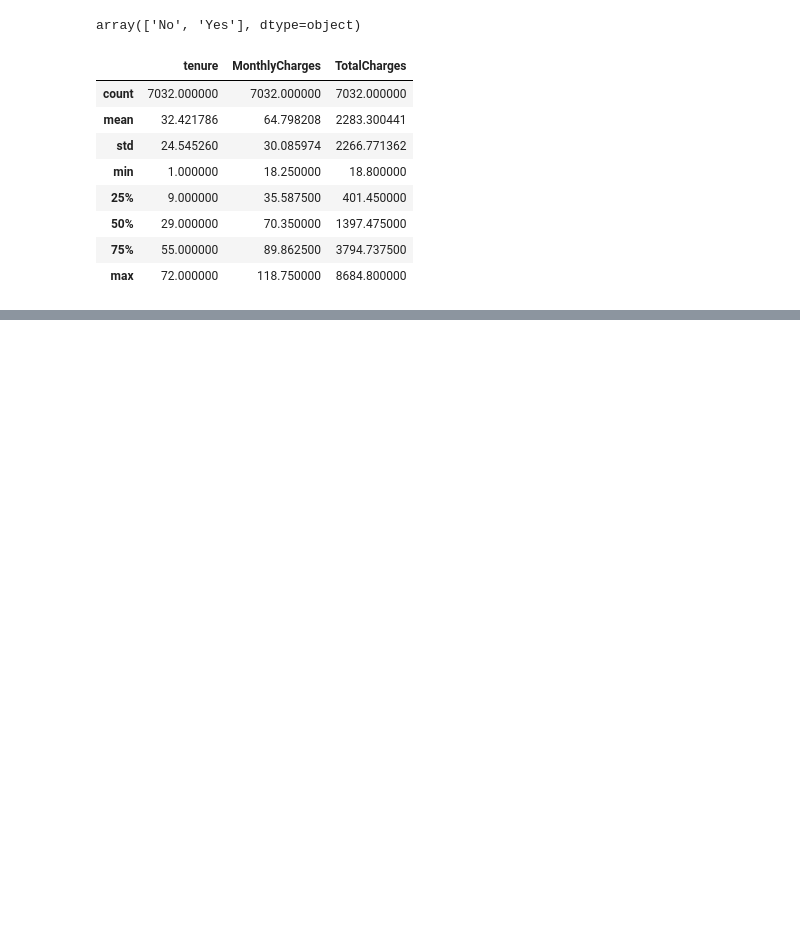
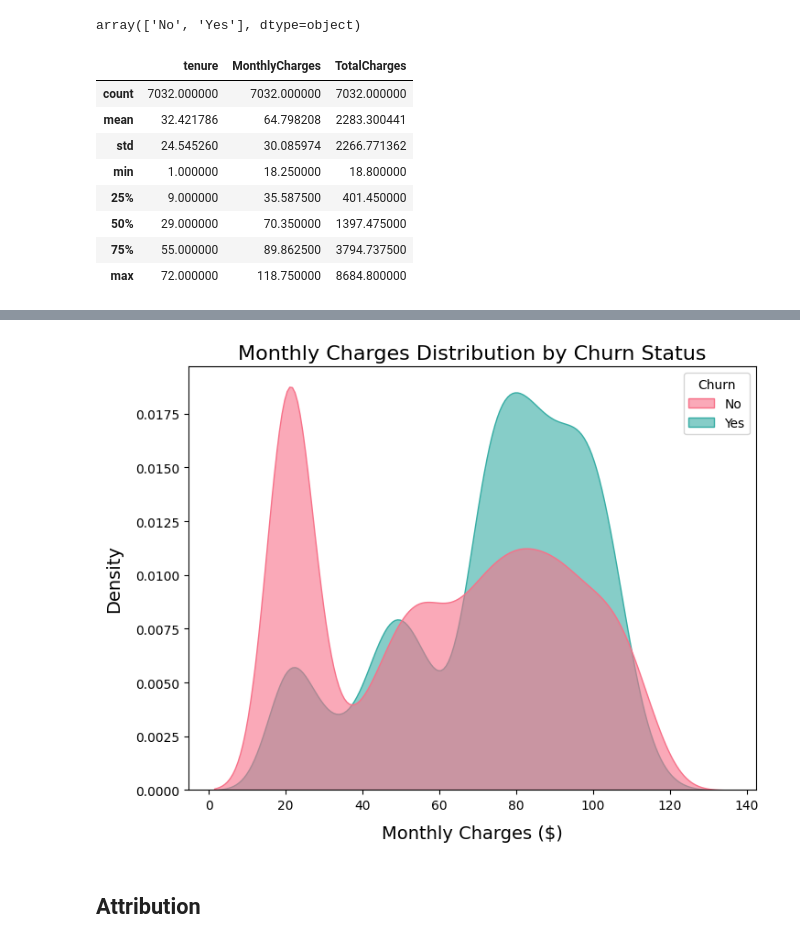
Before and after one commit to CoderCnc/ChurnPrediction, a Jupyter notebook: code.ipynb, the cells around one changed output, grey strips where cells are left out. Saved outputs shown, nothing was run; the diff lists cells and outputs as text; code cells hidden in the pictures; blank space fills up the shorter version.

```diff
--- a/code.ipynb
+++ b/code.ipynb
@@ -179,0 +245,12 @@ df.describe()
+# %%
+# Let's make a KDE plot for the "MonthlyCharges" feature
+plt.figure(figsize=(8, 6))
+sns.kdeplot(data=df, x='MonthlyCharges', hue='Churn', fill=True, common_norm=False, palette='husl', alpha=0.6)
+plt.title('Monthly Charges Distribution by Churn Status', fontsize=16)
+plt.xlabel('Monthly Charges ($)', fontsize=14, labelpad=10)
+plt.ylabel('Density', fontsize=14, labelpad=10)
+plt.show()
+# %% [output]
+[figure, added]
+# %% [markdown]
+## Attribution
```
Also changed, not shown: parts of 12 cells of this notebook.
